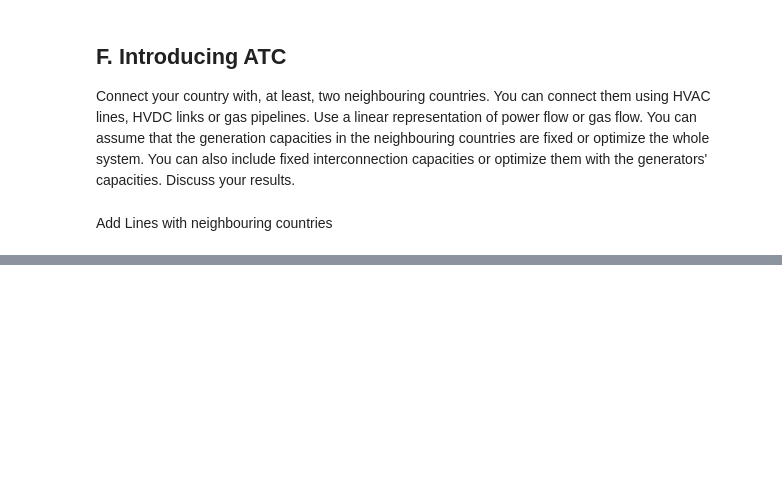
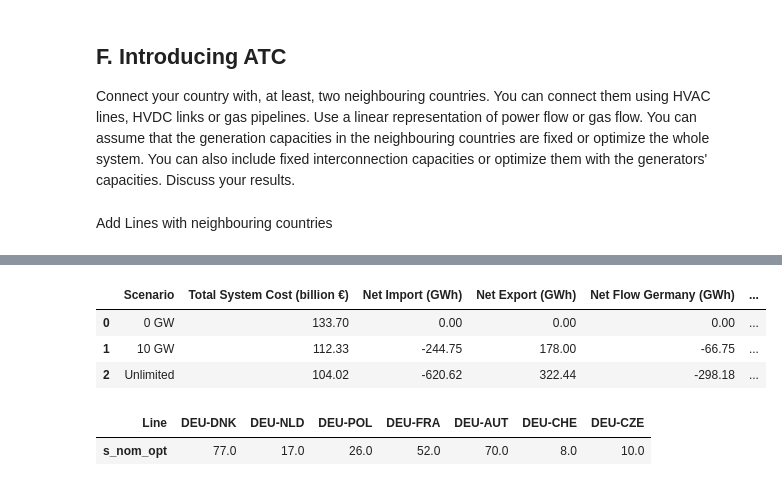
Before and after one commit to jowie1508/46770_IEG, a Jupyter notebook: Part_F_analysis.ipynb, the cells around one changed output, grey strips where cells are left out. Drawn from its saved outputs; the diff is of its cells as text; code cells hidden in the pictures; blank space fills up the shorter version.

```diff
--- a/Part_F_analysis.ipynb
+++ b/Part_F_analysis.ipynb
@@ -336,0 +699,67 @@ dtype: float64
+# %%
+def calculate_renewable_share(network):
+    df = network.generators_t.p.sum().div(1e6).to_frame()
+    df.reset_index(inplace=True)
+    ocgt_share=df[df["Generator"].str.contains("OCGT")][0].sum()
+    renewables=(df[0].sum()-ocgt_share)/df[0].sum()
+    return renewables
+
+def calculate_congestion_rent(network, countries):
+    # Congestion rent
+    rent_list = []
+    for country in countries[1:]:
+        rent = ((network.buses_t.marginal_price["DEU_elec"] - network.buses_t.marginal_price[f"{country}_elec"]) * network.lines_t.p0[f"DEU-{country}"]).sum()
+        rent_list.append(rent)
+
+    return abs(sum(rent_list))
+
+def extract_kpis(network, scenario_name):
+    # 1. Total System Cost (Objective function value)
+    total_system_cost = network.objective / 1e9  # [billion €]
+
+    # 2. Net Import/Export for Germany
+    net_import = network.lines_t.p0[network.lines_t.p0 < 0].sum().sum()/(1e6)
+    net_export = network.lines_t.p0[network.lines_t.p0 > 0].sum().sum()/(1e6)
+    net_import_export = network.lines_t.p0.sum().sum()/(1e6)
+
+    # 3. System Share of Renewables
+    renewable_share = calculate_renewable_share(network)
+
+    # 4. Transmission Investment Costs
+    line_costs = (network.lines.s_nom_opt * network.lines.capital_cost).sum()/1e6  # line capacity * €/MW
+
+    # 5. Total Congestion Costs
+    congestion_costs = calculate_congestion_rent(network, countries)/1e6
+
+    return {
+        "Scenario": scenario_name,
+        "Total System Cost (billion €)": total_system_cost,
+        "Net Import (GWh)": net_import,
+        "Net Export (GWh)": net_export,
+        "Net Flow Germany (GWh)": net_import_export,
+        "Renewable Share (%)": renewable_share * 100,
+        "Transmission Investment Costs (Mio €)": line_costs,
+        "Congestion Rent (Mio €)": congestion_costs
+    }
+
+# First, find the timestep
+timestep_in_hours = (network_0.snapshots[1] - network_0.snapshots[0]).total_seconds() / 3600
+
+# Collect data
+kpi_0 = extract_kpis(network_0, "0 GW")
+kpi_10 = extract_kpis(network_10, "10 GW")
+kpi_unlimited = extract_kpis(network_unlimited, "Unlimited")
+
+# Create DataFrame
+kpi_table = pd.DataFrame([kpi_0, kpi_10, kpi_unlimited])
+kpi_table.round(2)
+# %% [output]
+|  | Scenario | Total System Cost (billion €) | Net Import (GWh) | Net Export (GWh) | Net Flow Germany (GWh) | ... |
+| 0 | 0 GW | 133.70 | 0.00 | 0.00 | 0.00 | ... |
+| 1 | 10 GW | 112.33 | -244.75 | 178.00 | -66.75 | ... |
+| 2 | Unlimited | 104.02 | -620.62 | 322.44 | -298.18 | ... |
+# %%
+round(network_unlimited.lines.s_nom_opt.to_frame().T/1e3).round(0)
+# %% [output]
+| Line | DEU-DNK | DEU-NLD | DEU-POL | DEU-FRA | DEU-AUT | DEU-CHE | DEU-CZE |
+| s_nom_opt | 77.0 | 17.0 | 26.0 | 52.0 | 70.0 | 8.0 | 10.0 |
```
Also changed, not shown: parts of 29 cells of this notebook, 1 other file.
